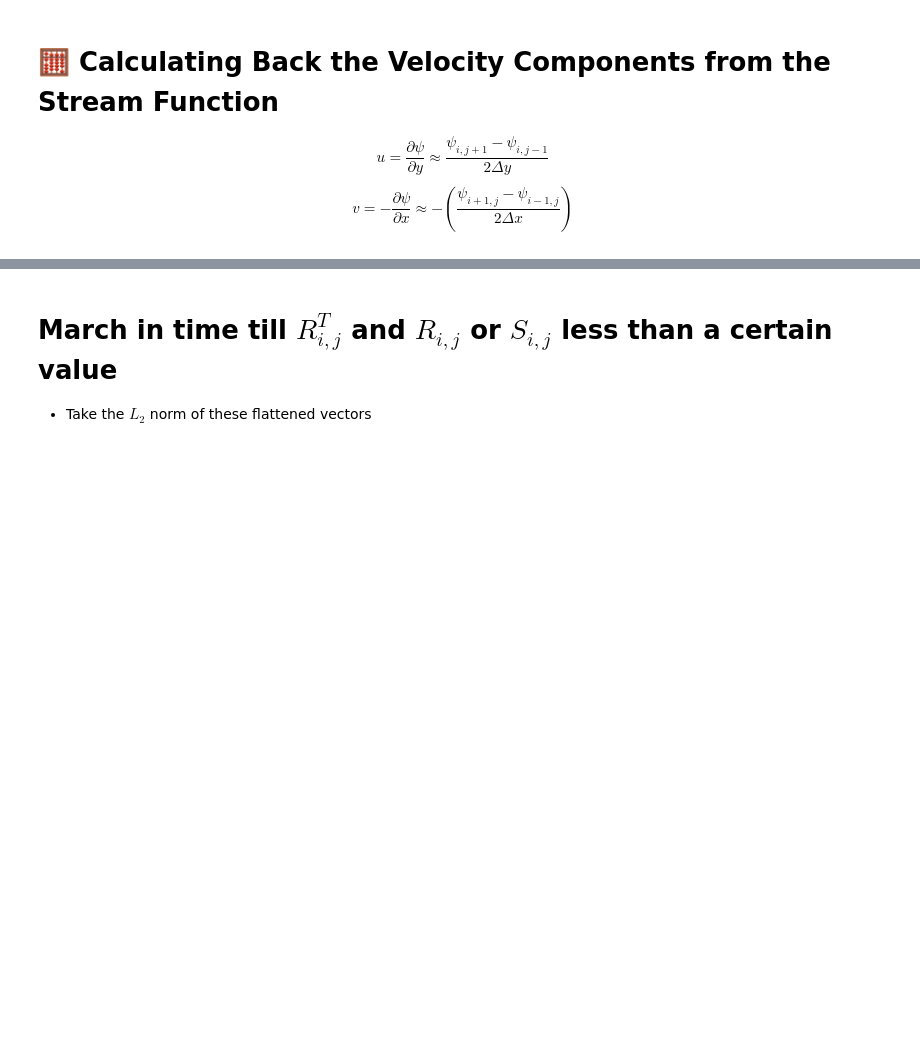
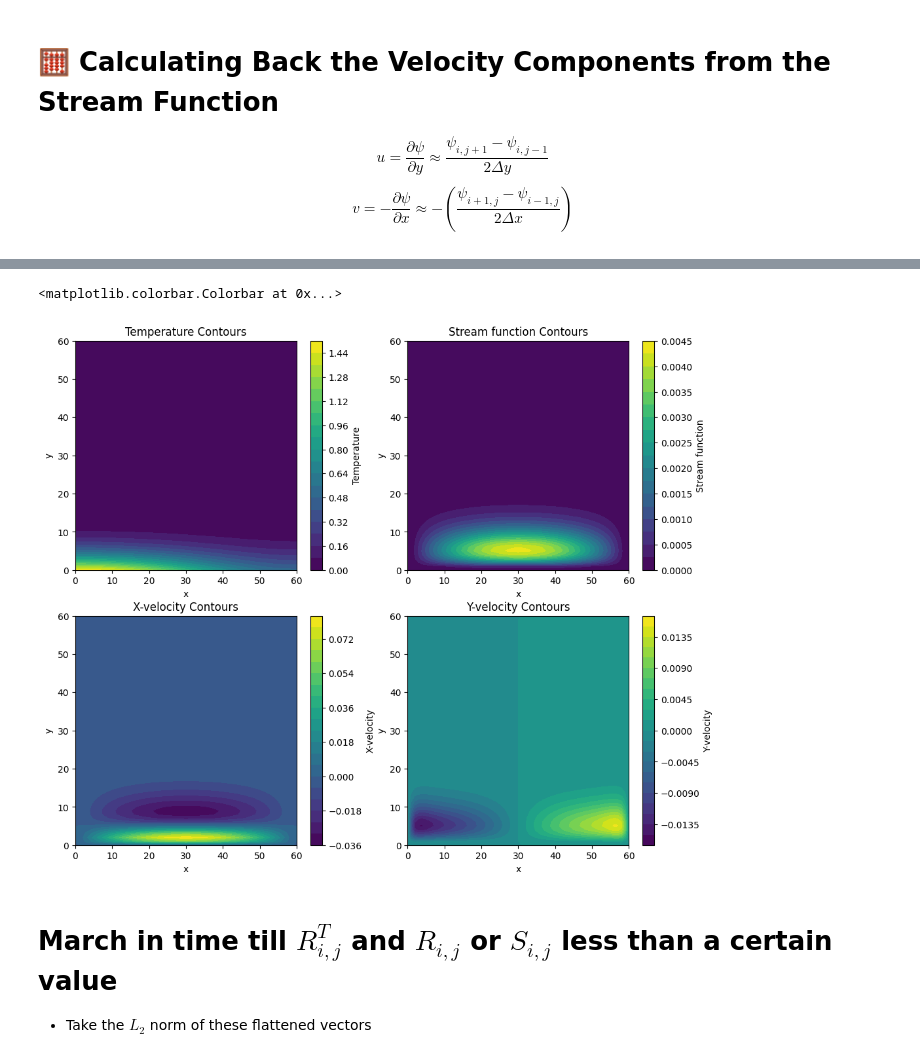
Before and after one commit to theopenguino99/ME5302-Assignment-2, a Jupyter notebook: FiniteDifference.ipynb, the cells around one changed output, grey strips where cells are left out. Cells and saved outputs as stored; diff of their text form; code cells hidden in the pictures; blank space fills up the shorter version.

```diff
--- a/FiniteDifference.ipynb
+++ b/FiniteDifference.ipynb
@@ -390,13 +361,13 @@ $$
 def BCvor(vor):
     # Update vorticity at the boundaries using 2nd order approximation
     for j in range(M):
-        vor[0, j] = 3.0 * p[1, j] / dx**2 - 0.5 * vor[1, j]
-        vor[N-1, j] = 3.0 * p[N-2, j] / dx**2 - 0.5 * vor[N-2, j]
+        vor[0, j] = 3.0 * p[1, j] / (dx**2) - 0.5 * vor[1, j]
+        vor[N-1, j] = 3.0 * p[N-2, j] / (dx**2) - 0.5 * vor[N-2, j]
 
     # Update along the horizontal boundaries (i-loop)
     for i in range(1, N-1):
-        vor[i, 0] = 3.0 * p[i, 1] / dy**2 - 0.5 * vor[i, 1]
-        vor[i, M-1] = 3.0 * p[i, M-2] / dy**2 - 0.5 * vor[i, M-2]
+        vor[i, 0] = 3.0 * p[i, 1] / (dy**2) - 0.5 * vor[i, 1]
+        vor[i, M-1] = 3.0 * p[i, M-2] / (dy**2) - 0.5 * vor[i, M-2]
 
     return vor
 # %% [markdown]
@@ -426,6 +403,10 @@ def BCT(T):
     for j in range(M):
         T[N-1, j] = (4/3) * T[N-2, j] - (1/3) * T[N-3, j]
 
+    # Update temperature at the top boundary (added: isothermal condition T=0)
+    for i in range(N):
+        T[i, N-1] = 0.0
+
     return T
 # %% [markdown]
 # 🧮 Calculating Back the Velocity Components from the Stream Function
@@ -444,7 +425,7 @@ def caluv(u,v,p):
         v[0, j] = 0
         v[N-1, j] = 0
 
-    for i in range(N):
+    for i in range(1, N-1):
         u[i, 0] = 0
         v[i, 0] = 0
         u[i, M-1] = 0
@@ -454,6 +435,6 @@ def caluv(u,v,p):
     for i in range(1, N-1):
         for j in range(1, M-1):
             u[i, j] = 0.5 * (p[i, j+1] - p[i, j-1]) / dy
-            v[i, j] = -0.5 * (p[i-1, j] - p[i+1, j]) / dx
+            v[i, j] = 0.5 * (p[i-1, j] - p[i+1, j]) / dx
 # %% [markdown]
 # 🚀 Implementing numerical pipeline till convergence error less than 1e-4
@@ -526,3 +509,33 @@ errp:  1.6055494946929603 errvor:  61.45720887127937
+# %%
+# Create 2x2 grid and plot contours for T, p, u, and v
+fig, axes = plt.subplots(2, 2, figsize=(12, 10))
+# Plot Temperature contours
+contour1 = axes[0, 0].contourf(T.T, levels=20, cmap='viridis')
+axes[0, 0].set_title("Temperature Contours")
+axes[0, 0].set_xlabel("x")
+axes[0, 0].set_ylabel("y")
+fig.colorbar(contour1, ax=axes[0, 0], label="Temperature")
+# Plot Stream function contours
+contour2 = axes[0, 1].contourf(p.T, levels=20, cmap='viridis')
+axes[0, 1].set_title("Stream function Contours")
+axes[0, 1].set_xlabel("x")
+axes[0, 1].set_ylabel("y")
+fig.colorbar(contour2, ax=axes[0, 1], label="Stream function")
+# Plot X-velocity contours
+contour3 = axes[1, 0].contourf(u.T, levels=20, cmap='viridis')
+axes[1, 0].set_title("X-velocity Contours")
+axes[1, 0].set_xlabel("x")
+axes[1, 0].set_ylabel("y")
+fig.colorbar(contour3, ax=axes[1, 0], label="X-velocity")
+# Plot Y-velocity contours
+contour4 = axes[1, 1].contourf(v.T, levels=20, cmap='viridis')
+axes[1, 1].set_title("Y-velocity Contours")
+axes[1, 1].set_xlabel("x")
+axes[1, 1].set_ylabel("y")
+fig.colorbar(contour4, ax=axes[1, 1], label="Y-velocity")
+# %% [output]
+<matplotlib.colorbar.Colorbar at 0x...>
+[figure, added]
 # %% [markdown]
 # March in time till $R^T_{i,j}$ and $R_{i,j}$ or $S_{i,j}$ less than a certain value
 - Take the $L_{2}$ norm of these flattened vectors
```
Also changed, not shown: parts of 12 cells of this notebook, 18 other files.
